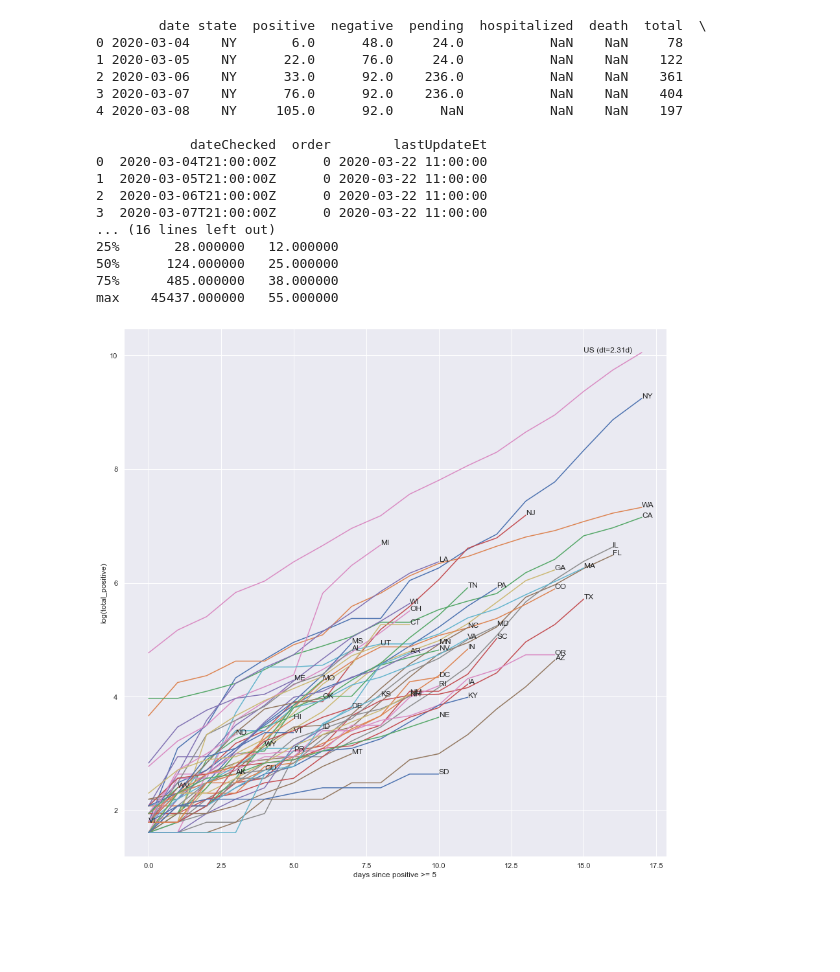
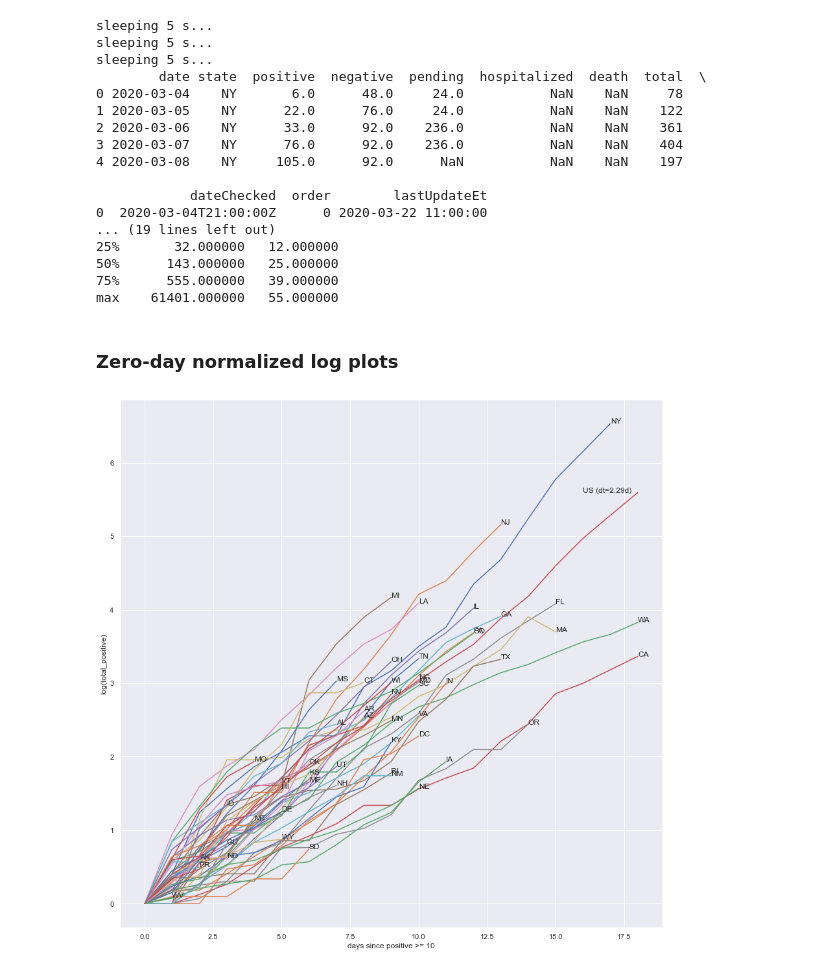
Before and after one commit to DrSkippy/2020covid19, a Jupyter notebook: comparisons.ipynb, the cells around one changed output. Saved outputs shown, nothing was run; the diff lists cells and outputs as text; code cells hidden in the pictures; blank space fills up the shorter version.

```diff
--- a/comparisons.ipynb
+++ b/comparisons.ipynb
@@ -17,8 +18,11 @@ sns.set()
  from matplotlib.axes._axes import _log as matplotlib_axes_logger
  matplotlib_axes_logger.setLevel('ERROR')
 # %%
-df, states_in_order = get_dataset()
+df, states_in_order = get_dataset_df()
 # %% [output]
+sleeping 5 s...
+sleeping 5 s...
+sleeping 5 s...
         date state  positive  negative  pending  hospitalized  death  total  \
 0 2020-03-04    NY       6.0      48.0     24.0           NaN    NaN     78
 1 2020-03-05    NY      22.0      76.0     24.0           NaN    NaN    122
@@ -28,34 +32,43 @@ df, states_in_order = get_dataset()
 
             dateChecked  order        lastUpdateEt
 0  2020-03-04T21:00:00Z      0 2020-03-22 11:00:00
-1  2020-03-05T21:00:00Z      0 2020-03-22 11:00:00
-2  2020-03-06T21:00:00Z      0 2020-03-22 11:00:00
-3  2020-03-07T21:00:00Z      0 2020-03-22 11:00:00
-... (16 lines left out)
-25%       28.000000   12.000000
-50%      124.000000   25.000000
-75%      485.000000   38.000000
-max    45437.000000   55.000000
+... (19 lines left out)
+25%       32.000000   12.000000
+50%      143.000000   25.000000
+75%      555.000000   39.000000
+max    61401.000000   55.000000
+# %% [markdown]
+### Zero-day normalized log plots
 # %%
+# start after day with min_pos or more cases
+min_pos = 10
+
+# image
 plt.figure(figsize=[15,15])
-min_pos=5
+
+# state by state
 for s in states_in_order:
-    dfq, dt, lud = get_state_doubling_df(df, s, zero_aligned=True, min_pos=min_pos)
-    plt.plot(dfq["days_since_{}".format(min_pos)].values, dfq.log_positive.values)
     try:
+        dfq, dt, lud = get_state_doubling_df(df, s, zero_aligned=True, min_pos=min_pos)
+        plt.plot(dfq["days_since_{}".format(min_pos)].values, dfq.log_positive.values)
         plt.annotate(s, (dfq["days_since_{}".format(min_pos)].values[-1], dfq.log_positive.values[-1]))
     except IndexError:
         pass
-dfq, dt, lud = get_state_doubling_df(df, "*", zero_aligned=True, min_pos=min_pos)
-plt.plot(dfq["days_since_{}".format(min_pos)].values, dfq.log_positive.values)
-xus = int(.9* dfq["days_since_{}".format(min_pos)].values[-1])
-plt.annotate("US (dt={:1.2f}d)".format(dt), (xus , dfq.log_positive.values[-1]))
+
+# All US image
+try:
+    dfq, dt, lud = get_state_doubling_df(df, "*", zero_aligned=True, min_pos=min_pos)
+    plt.plot(dfq["days_since_{}".format(min_pos)].values, dfq.log_positive.values)
+    xus = int(.9* dfq["days_since_{}".format(min_pos)].values[-1])
+    plt.annotate("US (dt={:1.2f}d)".format(dt), (xus , dfq.log_positive.values[-1]))
+except IndexError:
+    pass
 
 plt.xlabel("days since positive >= {}".format(min_pos))
 plt.ylabel("log(total_positive)")
 plt.show()
 # %% [output]
-[figure, old version]
+[figure, new version]
 # %%
 dfa, dt, lud = get_state_doubling_df(df, "*")
 lu = str(lud)[:16]
```
Also changed, not shown: parts of 6 cells of this notebook, 3 other files.
